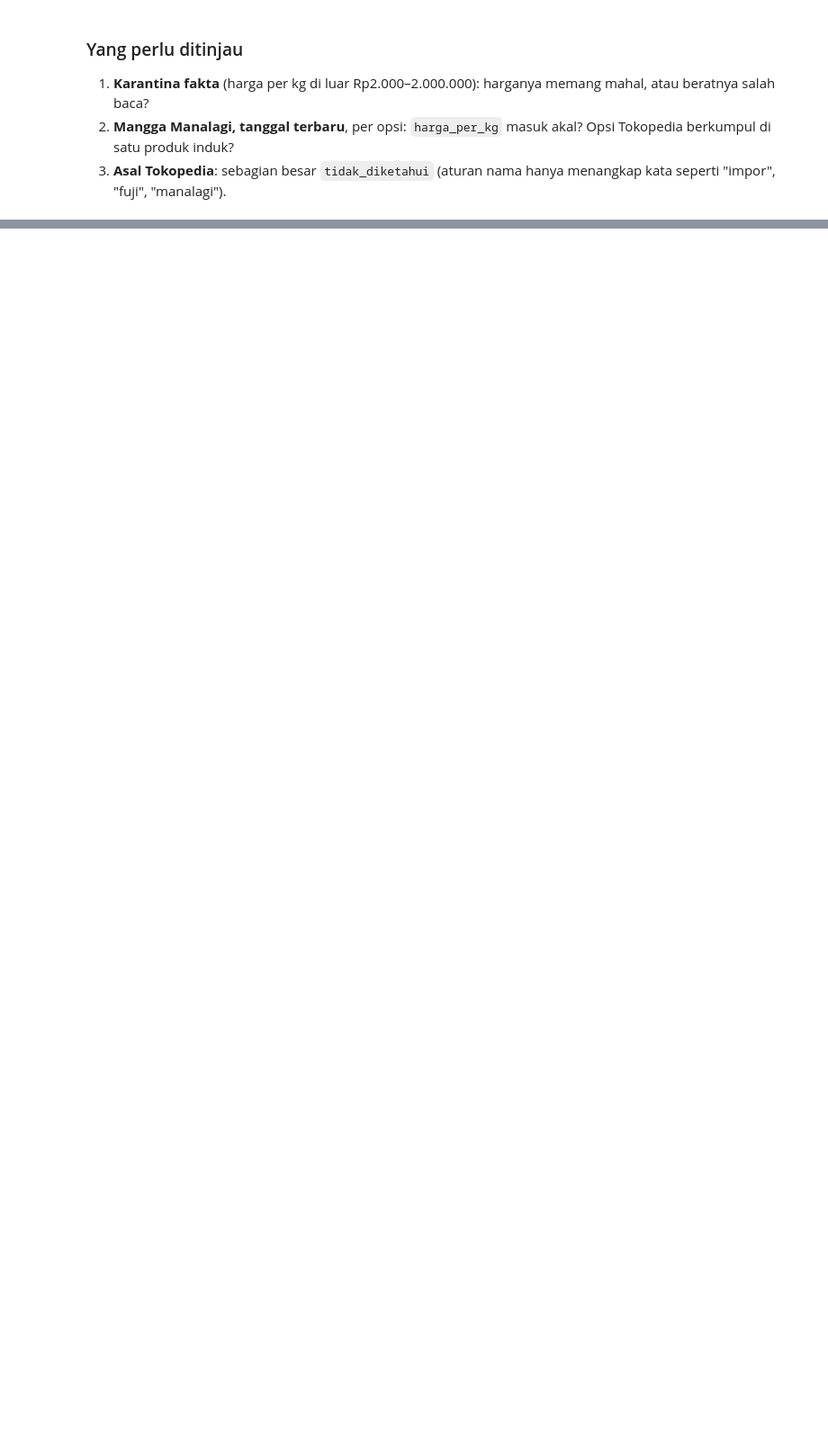
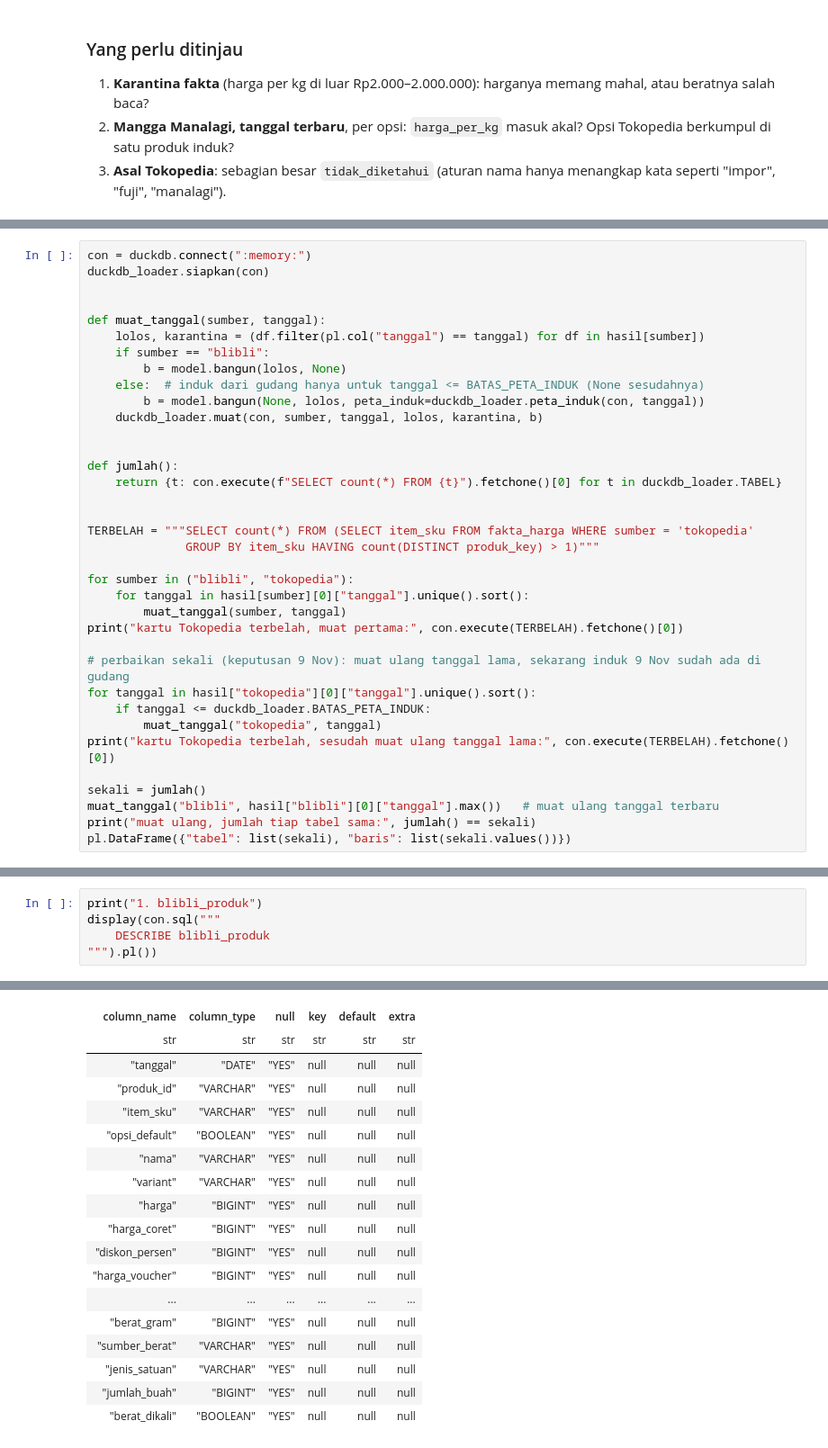
Before and after one commit to Daffwa/kebun_ibu, a Jupyter notebook: data-science/transform/transform.ipynb, the cells around one changed output, grey strips where cells are left out. Shown at 90% size. Cells and saved outputs as stored; diff of their text form; blank space fills up the shorter version.

Commit message:
Task 8: loader DuckDB idempoten, view v_produk, induk untuk data lama

```diff
--- a/data-science/transform/transform.ipynb
+++ b/data-science/transform/transform.ipynb
@@ -1006,0 +1026,36 @@ shape: (5, 3)
+# %%
+con = duckdb.connect(":memory:")
+duckdb_loader.siapkan(con)
+
+
+def muat_tanggal(sumber, tanggal):
+    lolos, karantina = (df.filter(pl.col("tanggal") == tanggal) for df in hasil[sumber])
+    if sumber == "blibli":
+        b = model.bangun(lolos, None)
+    else:  # induk dari gudang hanya untuk tanggal <= BATAS_PETA_INDUK (None sesudahnya)
+        b = model.bangun(None, lolos, peta_induk=duckdb_loader.peta_induk(con, tanggal))
+    duckdb_loader.muat(con, sumber, tanggal, lolos, karantina, b)
+
+
+def jumlah():
+    return {t: con.execute(f"SELECT count(*) FROM {t}").fetchone()[0] for t in duckdb_loader.TABEL}
+
+
+TERBELAH = """SELECT count(*) FROM (SELECT item_sku FROM fakta_harga WHERE sumber = 'tokopedia'
+              GROUP BY item_sku HAVING count(DISTINCT produk_key) > 1)"""
+
+for sumber in ("blibli", "tokopedia"):
+    for tanggal in hasil[sumber][0]["tanggal"].unique().sort():
+        muat_tanggal(sumber, tanggal)
+print("kartu Tokopedia terbelah, muat pertama:", con.execute(TERBELAH).fetchone()[0])
+
+# perbaikan sekali (keputusan 9 Nov): muat ulang tanggal lama, sekarang induk 9 Nov sudah ada di gudang
+for tanggal in hasil["tokopedia"][0]["tanggal"].unique().sort():
+    if tanggal <= duckdb_loader.BATAS_PETA_INDUK:
+        muat_tanggal("tokopedia", tanggal)
+print("kartu Tokopedia terbelah, sesudah muat ulang tanggal lama:", con.execute(TERBELAH).fetchone()[0])
+
+sekali = jumlah()
+muat_tanggal("blibli", hasil["blibli"][0]["tanggal"].max())   # muat ulang tanggal terbaru
+print("muat ulang, jumlah tiap tabel sama:", jumlah() == sekali)
+pl.DataFrame({"tabel": list(sekali), "baris": list(sekali.values())})
@@ -1006,0 +1161,6 @@ shape: (5, 3)
+# %%
+print("1. blibli_produk")
+display(con.sql("""
+    DESCRIBE blibli_produk
+""").pl())
+# %% [output]
@@ -1006,0 +1169,18 @@ shape: (5, 3)
+| column_name | column_type | null | key | default | extra |
+| str | str | str | str | str | str |
+| "tanggal" | "DATE" | "YES" | null | null | null |
+| "produk_id" | "VARCHAR" | "YES" | null | null | null |
+| "item_sku" | "VARCHAR" | "YES" | null | null | null |
+| "opsi_default" | "BOOLEAN" | "YES" | null | null | null |
+| "nama" | "VARCHAR" | "YES" | null | null | null |
+| "variant" | "VARCHAR" | "YES" | null | null | null |
+| "harga" | "BIGINT" | "YES" | null | null | null |
+| "harga_coret" | "BIGINT" | "YES" | null | null | null |
+| "diskon_persen" | "BIGINT" | "YES" | null | null | null |
+| "harga_voucher" | "BIGINT" | "YES" | null | null | null |
+| ... | ... | ... | ... | ... | ... |
+| "berat_gram" | "BIGINT" | "YES" | null | null | null |
+| "sumber_berat" | "VARCHAR" | "YES" | null | null | null |
+| "jenis_satuan" | "VARCHAR" | "YES" | null | null | null |
+| "jumlah_buah" | "BIGINT" | "YES" | null | null | null |
+| "berat_dikali" | "BOOLEAN" | "YES" | null | null | null |
```
Also changed, not shown: parts of 20 cells of this notebook, 6 other files.
